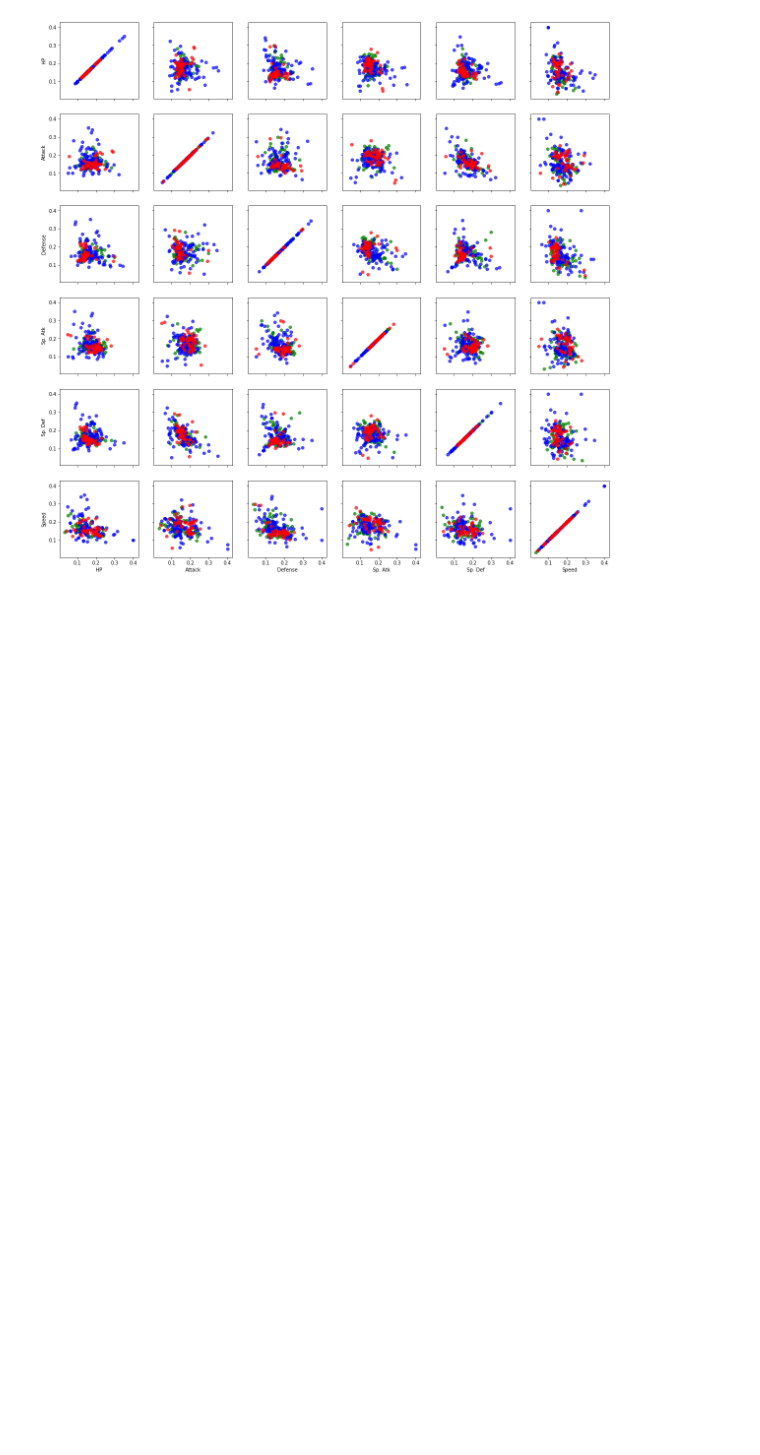
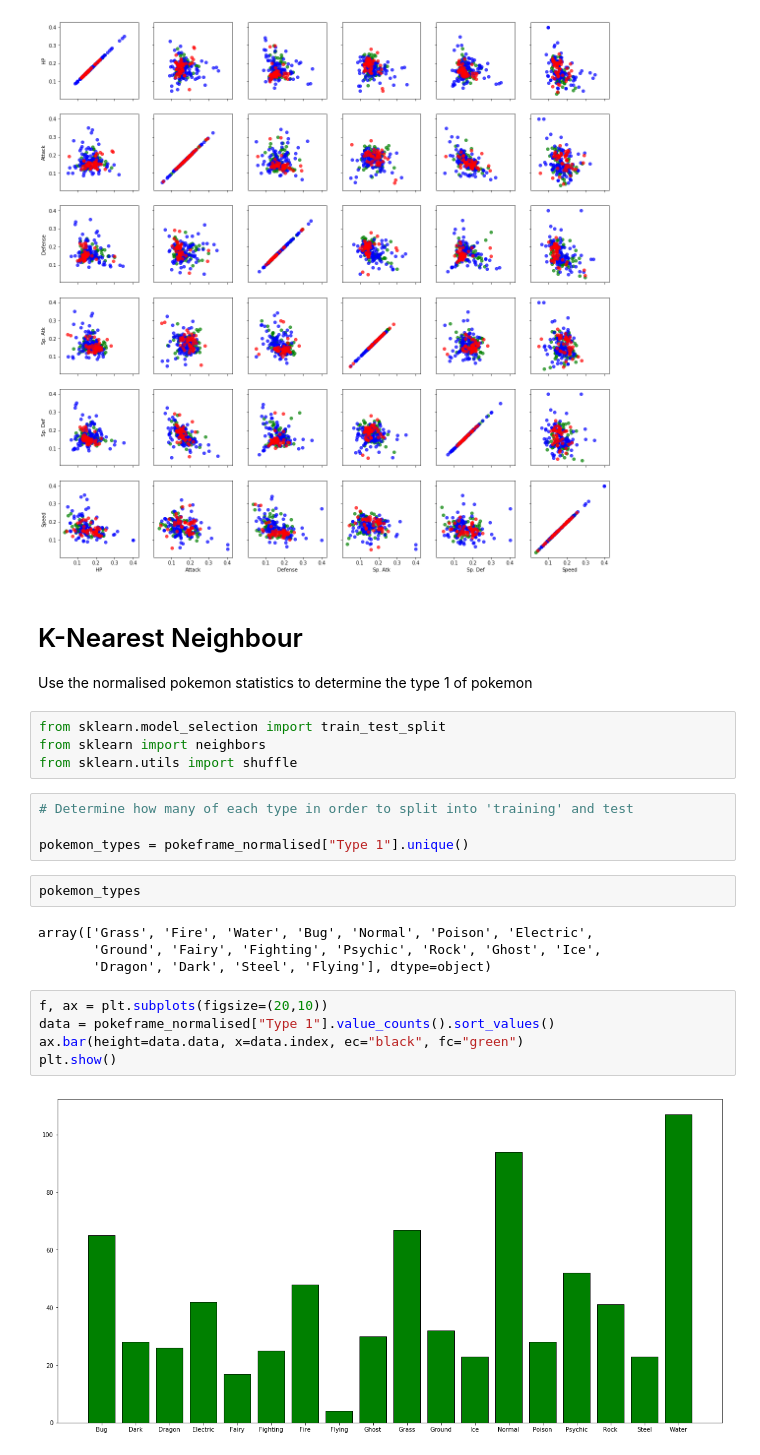
Before and after one commit to Johnxjp/pokemon_knn, a Jupyter notebook: data_exploration.ipynb, the cells around one changed output. Saved outputs shown, nothing was run; the diff lists cells and outputs as text; blank space fills up the shorter version.

```diff
--- a/data_exploration.ipynb
+++ b/data_exploration.ipynb
@@ -212,3 +212,28 @@ for i, stat1 in enumerate(stats):
 plt.show()
 # %% [output]
 [figure]
+# %% [markdown]
+# K-Nearest Neighbour
+
+Use the normalised pokemon statistics to determine the type 1 of pokemon
+# %%
+from sklearn.model_selection import train_test_split
+from sklearn import neighbors
+from sklearn.utils import shuffle
+# %%
+# Determine how many of each type in order to split into 'training' and test
+
+pokemon_types = pokeframe_normalised["Type 1"].unique()
+# %%
+pokemon_types
+# %% [output]
+array(['Grass', 'Fire', 'Water', 'Bug', 'Normal', 'Poison', 'Electric',
+       'Ground', 'Fairy', 'Fighting', 'Psychic', 'Rock', 'Ghost', 'Ice',
+       'Dragon', 'Dark', 'Steel', 'Flying'], dtype=object)
+# %%
+f, ax = plt.subplots(figsize=(20,10))
+data = pokeframe_normalised["Type 1"].value_counts().sort_values()
+ax.bar(height=data.data, x=data.index, ec="black", fc="green")
+plt.show()
+# %% [output]
+[figure, added]
```
Also changed, not shown: parts of 17 cells of this notebook.
